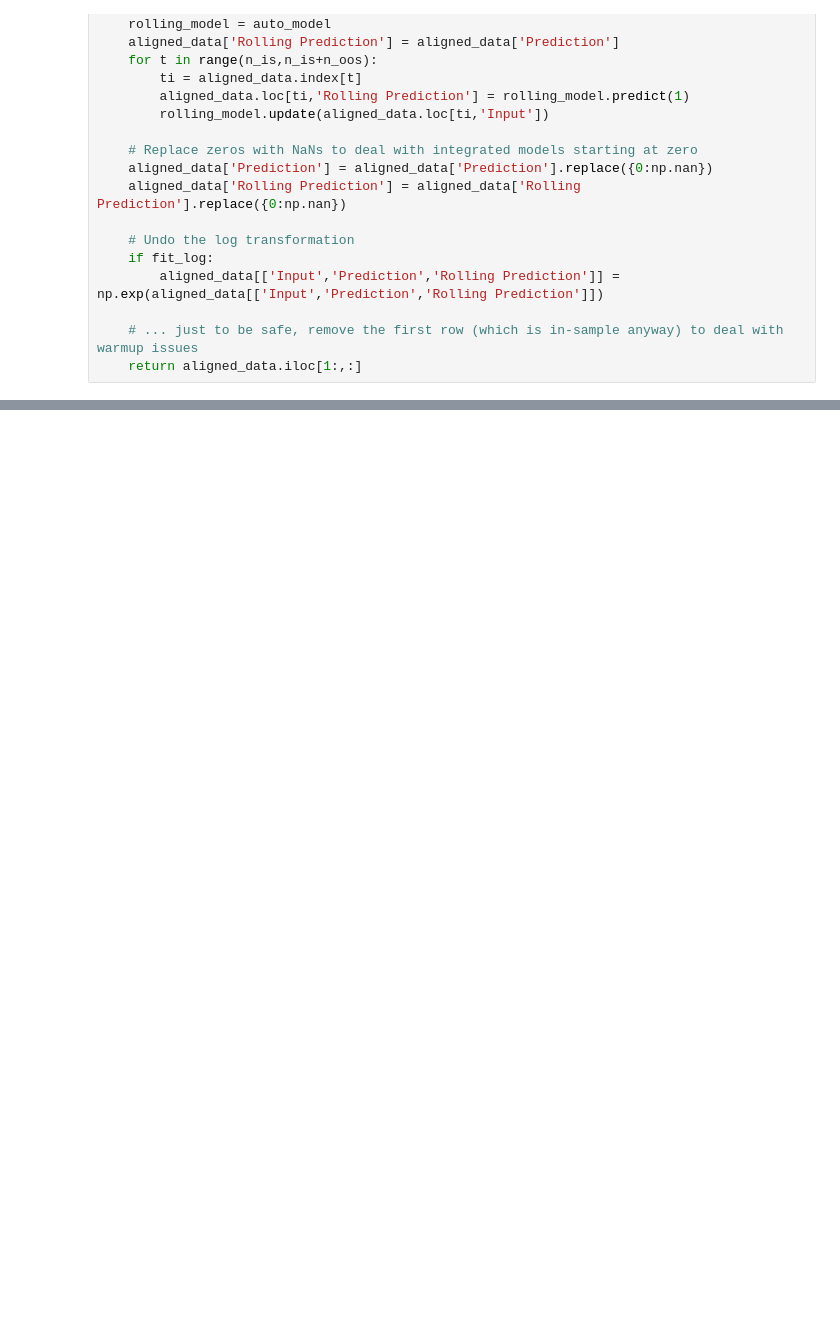
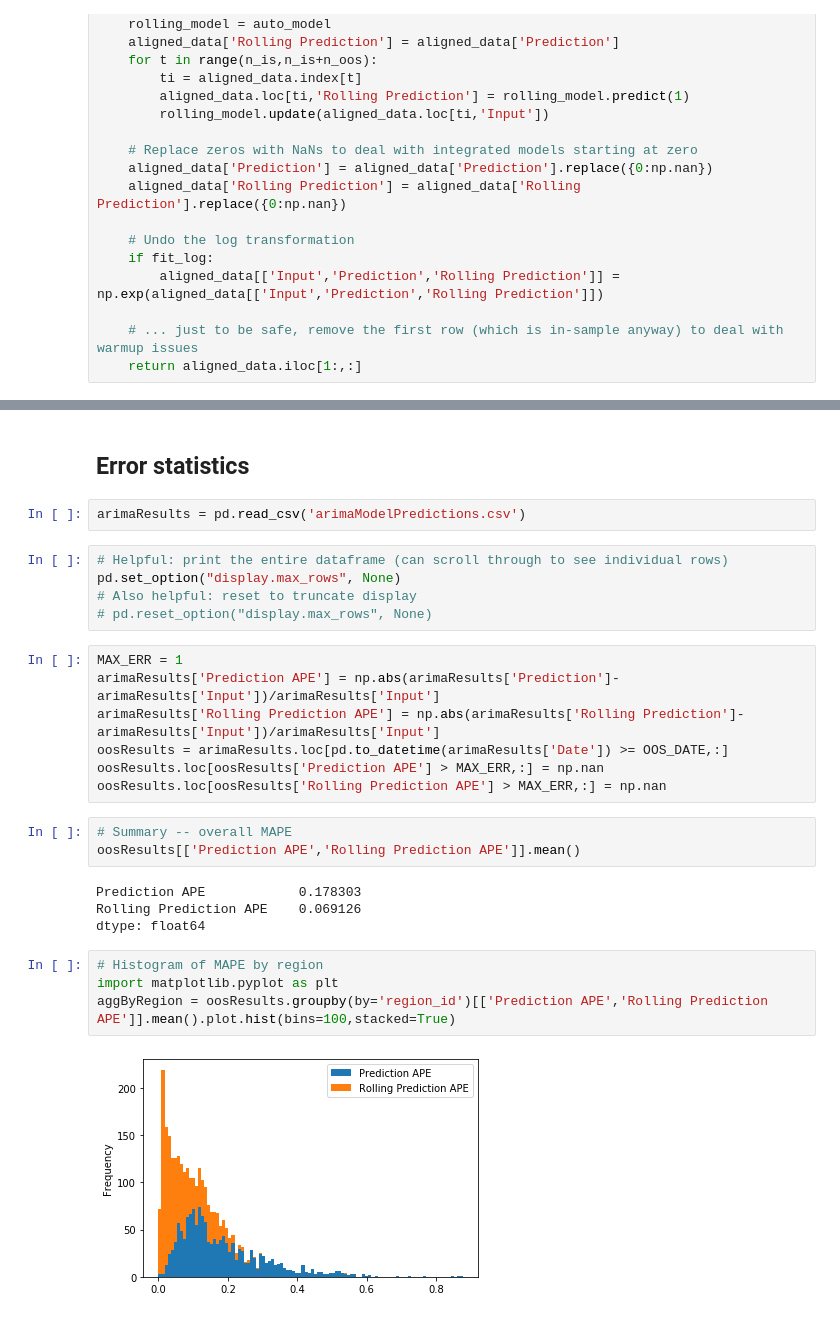
Before and after one commit to sparsha1644/HomePriceBeastNew, a Jupyter notebook: priceArimaModel.ipynb, the cells around one changed output, grey strips where cells are left out. Drawn from its saved outputs; the diff is of its cells as text; blank space fills up the shorter version.

Commit message:
Updated SARIMA script, add results file

```diff
--- a/priceArimaModel.ipynb
+++ b/priceArimaModel.ipynb
@@ -226,0 +355,29 @@ Working on region_id 163 (18 of 1697)
+# %% [markdown]
+## Error statistics
+# %%
+arimaResults = pd.read_csv('arimaModelPredictions.csv')
+# %%
+# Helpful: print the entire dataframe (can scroll through to see individual rows)
+pd.set_option("display.max_rows", None)
+# Also helpful: reset to truncate display
+# pd.reset_option("display.max_rows", None)
+# %%
+MAX_ERR = 1
+arimaResults['Prediction APE'] = np.abs(arimaResults['Prediction']-arimaResults['Input'])/arimaResults['Input']
+arimaResults['Rolling Prediction APE'] = np.abs(arimaResults['Rolling Prediction']-arimaResults['Input'])/arimaResults['Input']
+oosResults = arimaResults.loc[pd.to_datetime(arimaResults['Date']) >= OOS_DATE,:]
+oosResults.loc[oosResults['Prediction APE'] > MAX_ERR,:] = np.nan
+oosResults.loc[oosResults['Rolling Prediction APE'] > MAX_ERR,:] = np.nan
+# %%
+# Summary -- overall MAPE
+oosResults[['Prediction APE','Rolling Prediction APE']].mean()
+# %% [output]
+Prediction APE            0.178303
+Rolling Prediction APE    0.069126
+dtype: float64
+# %%
+# Histogram of MAPE by region
+import matplotlib.pyplot as plt
+aggByRegion = oosResults.groupby(by='region_id')[['Prediction APE','Rolling Prediction APE']].mean().plot.hist(bins=100,stacked=True)
+# %% [output]
+[figure, added]
```
Also changed, not shown: parts of 4 cells of this notebook, 2 other files.
